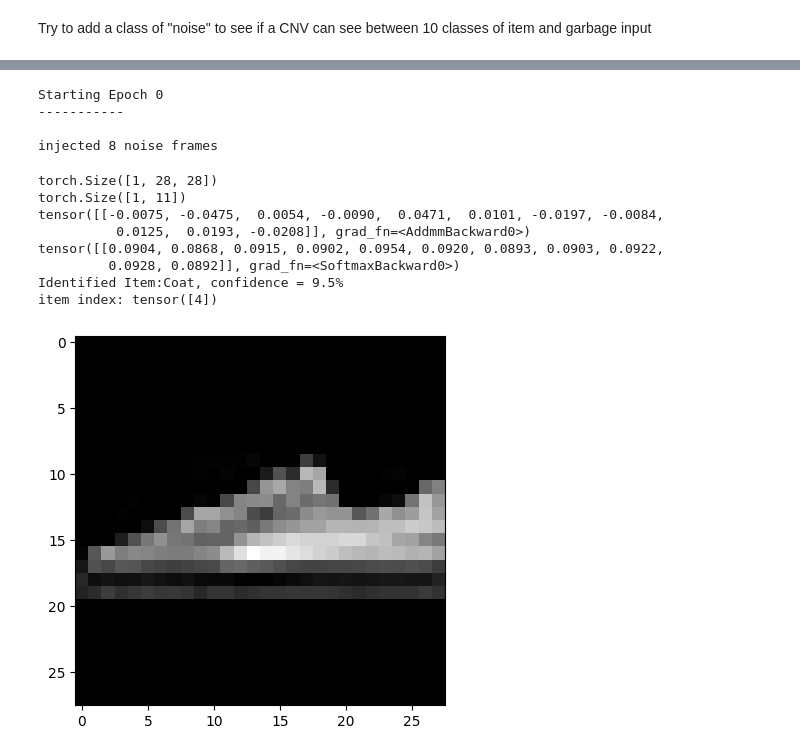
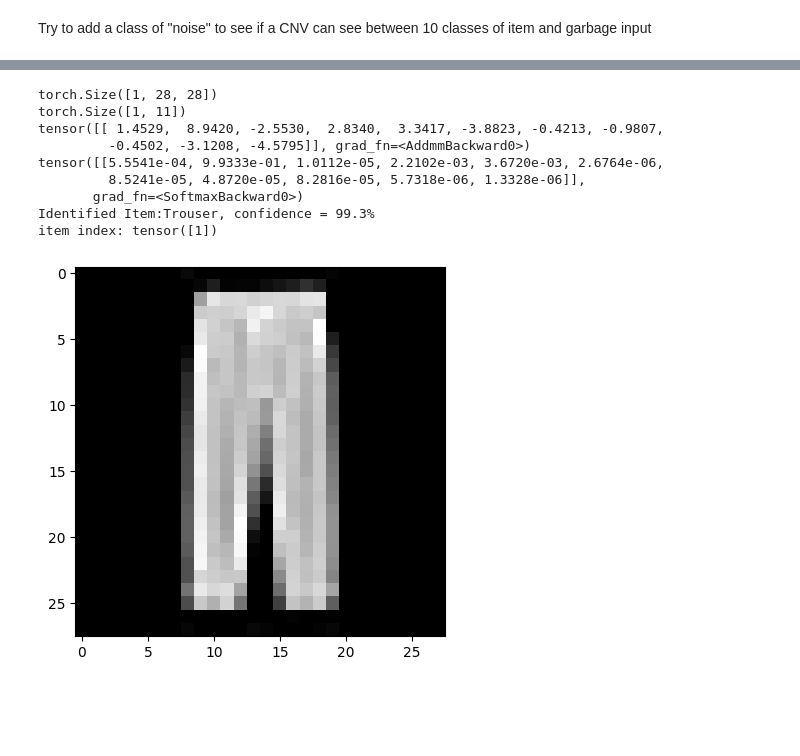
Before and after one commit to natehorner/learn_pt_02, a Jupyter notebook: pt_vision_noise_machine.ipynb, the cells around one changed output, grey strips where cells are left out. Cells and saved outputs as stored; diff of their text form; code cells hidden in the pictures; blank space fills up the shorter version.

```diff
--- a/pt_vision_noise_machine.ipynb
+++ b/pt_vision_noise_machine.ipynb
@@ -131,9 +145,9 @@ def training_step(model: torch.nn.Module,
   #loop through each batch in data_loader
   for batch, (X_trd,y_trd) in enumerate(data_loader):
 
-    if(device == "cpu"):
-      torch.manual_seed(batch*10)
-    else:torch.cuda.manual_seed(batch*10)
+    #if(device == "cpu"):
+    #  torch.manual_seed(batch*10)
+    #else:torch.cuda.manual_seed(batch*10)
 
     #move data to device
     X_trd = X_trd.to(device)
@@ -152,12 +166,16 @@ def training_step(model: torch.nn.Module,
 
     #forward pass - make predictions
     y_trp = model(X_trd)
+    #if batch == 0:
+    #  print(f"y_trp {y_trp}\ny_trd {y_trd}")
 
     #calculate loss per batch
     train_batch_loss = loss_fn(y_trp,y_trd)
     train_loss += train_batch_loss
 
     train_acc += acc_fn(y_trp.argmax(dim=1),y_trd)
+    #print(f"train batch loss = {train_batch_loss}")
+    #print(f"train_acc = {acc_fn(y_trp.argmax(dim=1),y_trd)}")
 
     #zero gradient the optimizer
     opt.zero_grad()
@@ -281,7 +299,7 @@ class model_fashion_conv0(nn.Module):
 
 #model specific params
 EPOCHS = 1
-HIDDEN_UNITS = 32
+HIDDEN_UNITS = 16
 IN_CHANNELS = 1 #channels! because first input is greyscale
 class_names = list(train_data.classes)
 OUT_CLASSES = len(class_names)
@@ -295,7 +313,7 @@ model_fashion_2 = model_fashion_conv0(input_shape = IN_CHANNELS, #channels! grey
 
 #train and test model using functions above
 m2_loss_fn = nn.CrossEntropyLoss()
-m2_opt = torch.optim.SGD(params=model_fashion_2.parameters(),lr = .1)
+m2_opt = torch.optim.SGD(params=model_fashion_2.parameters(),lr = .05)
 m2_acc_fn = Accuracy(task="MULTICLASS",num_classes=OUT_CLASSES+1).to(device)
 # %%
 for epoch in tqdm(range(EPOCHS)):
@@ -310,40 +328,36 @@ for epoch in tqdm(range(EPOCHS)):
              loss_fn = m2_loss_fn,
              acc_fn = m2_acc_fn)
 #end epoch loop
-# %% [output]
-Starting Epoch 0
------------
-
-injected 8 noise frames
 # %%
 #debug
 #use item through model manually
-INDEX = 210
+INDEX = 21
 idx = INDEX % len(train_data)
 class_names_alt = class_names + ["noise"]
 
 img,label = train_data[idx]
 print(img.shape)
 plt.imshow(img.squeeze(),cmap="gray")
 pred = model_fashion_2(img.unsqueeze(dim=0))
 print(pred.shape)
 print(pred)
 
 pred_prb = torch.softmax(pred,dim=1)
 pred_lbl = torch.argmax(pred_prb,dim=1)
 
 print(pred_prb)
 print(f"Identified Item:{class_names_alt[pred_lbl]}, confidence = {100*max(pred_prb.squeeze()):.1f}%")
 print(f"item index: {pred_lbl}")
 # %% [output]
 torch.Size([1, 28, 28])
 torch.Size([1, 11])
-tensor([[-0.0075, -0.0475,  0.0054, -0.0090,  0.0471,  0.0101, -0.0197, -0.0084,
-          0.0125,  0.0193, -0.0208]], grad_fn=<AddmmBackward0>)
-tensor([[0.0904, 0.0868, 0.0915, 0.0902, 0.0954, 0.0920, 0.0893, 0.0903, 0.0922,
-         0.0928, 0.0892]], grad_fn=<SoftmaxBackward0>)
-Identified Item:Coat, confidence = 9.5%
-item index: tensor([4])
+tensor([[ 1.4529,  8.9420, -2.5530,  2.8340,  3.3417, -3.8823, -0.4213, -0.9807,
+         -0.4502, -3.1208, -4.5795]], grad_fn=<AddmmBackward0>)
+tensor([[5.5541e-04, 9.9333e-01, 1.0112e-05, 2.2102e-03, 3.6720e-03, 2.6764e-06,
+         8.5241e-05, 4.8720e-05, 8.2816e-05, 5.7318e-06, 1.3328e-06]],
+       grad_fn=<SoftmaxBackward0>)
+Identified Item:Trouser, confidence = 99.3%
+item index: tensor([1])
-[figure, old version]
+[figure, new version]
 # %%
 seed_ctr = 1
```
Also changed, not shown: parts of 10 cells of this notebook.
